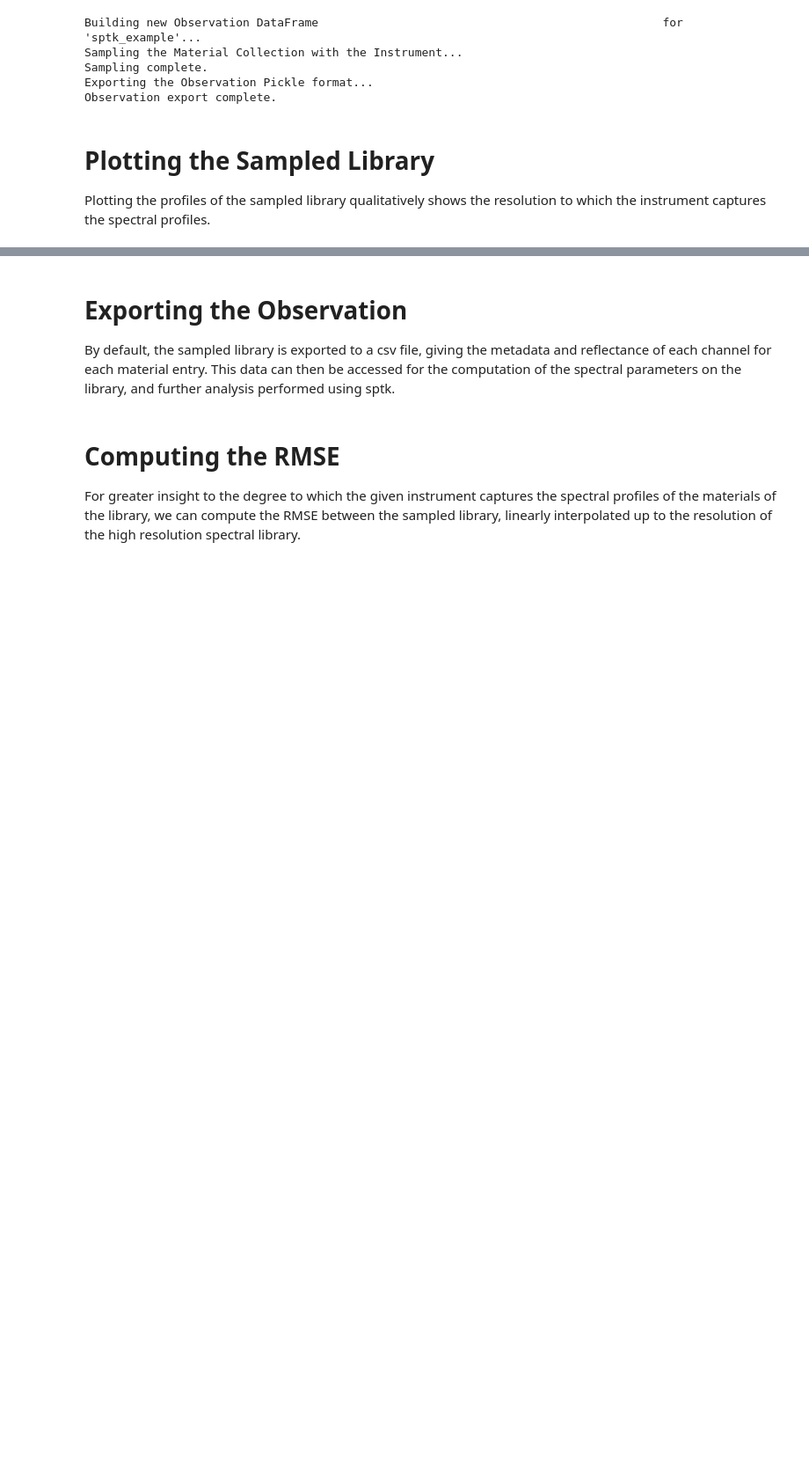
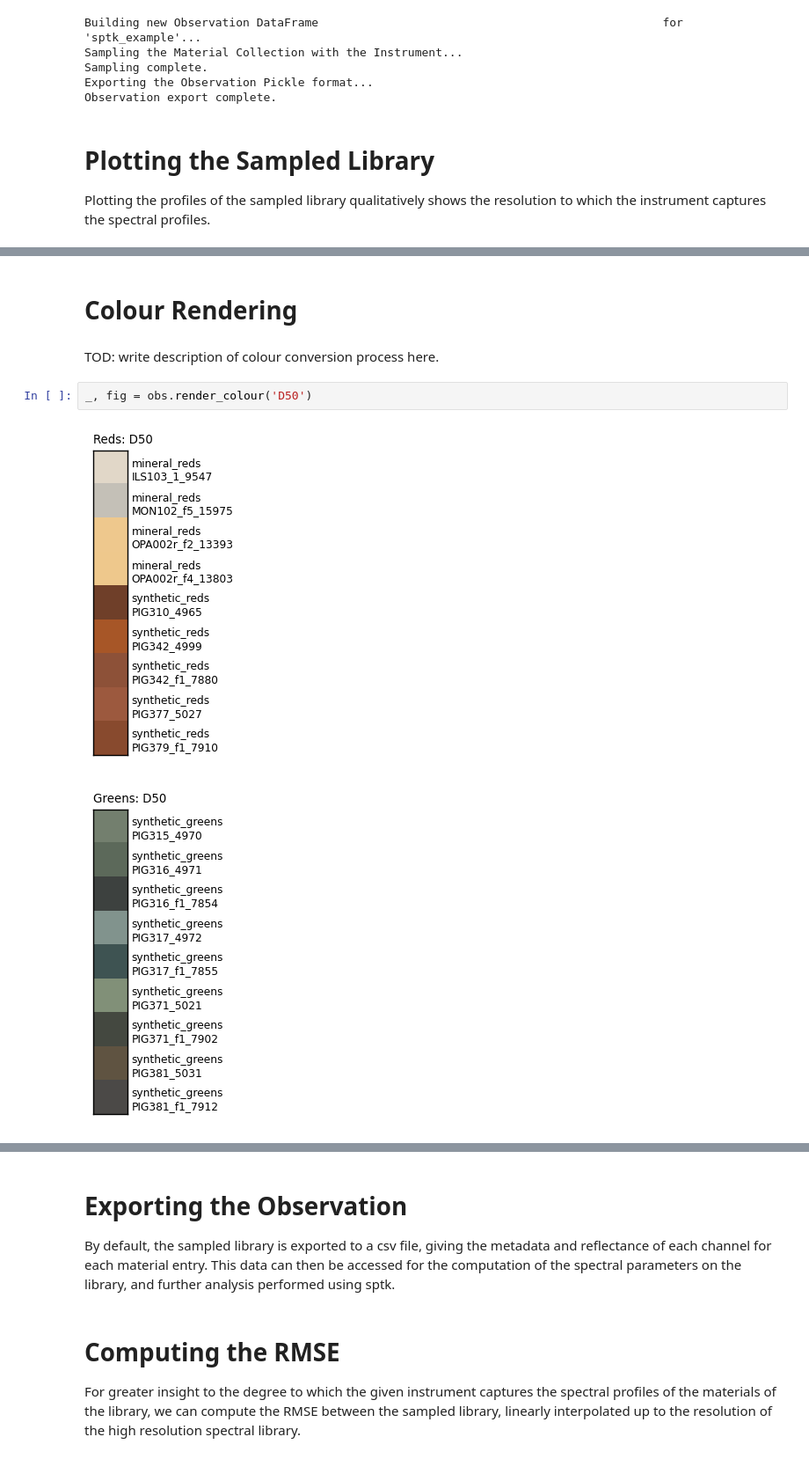
Before and after one commit to rbstabbins/sptk, a Jupyter notebook: examples/observation_example.ipynb, the cells around one changed output, grey strips where cells are left out. Shown at 88% size. Cells and saved outputs as stored; diff of their text form; blank space fills up the shorter version.

```diff
--- a/examples/observation_example.ipynb
+++ b/examples/observation_example.ipynb
@@ -86,0 +91,9 @@ obs.plot_profiles()
+# %% [markdown]
+# Colour Rendering
+# %% [markdown]
+TOD: write description of colour conversion process here.
+# %%
+_, fig = obs.render_colour('D50')
+# %% [output]
+[figure, added]
+[figure, added]
```
Also changed, not shown: parts of 7 cells of this notebook, 4 other files.
